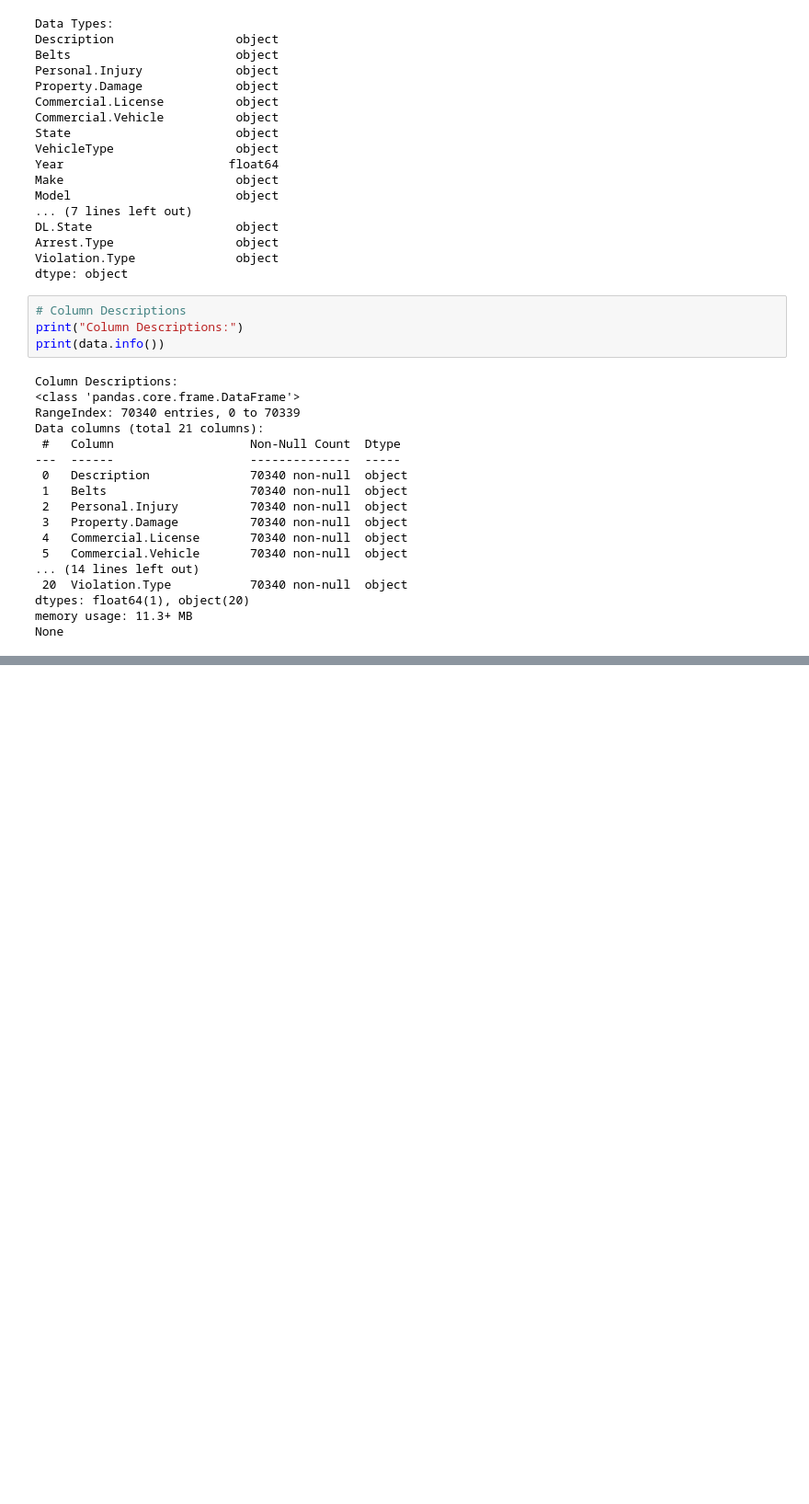
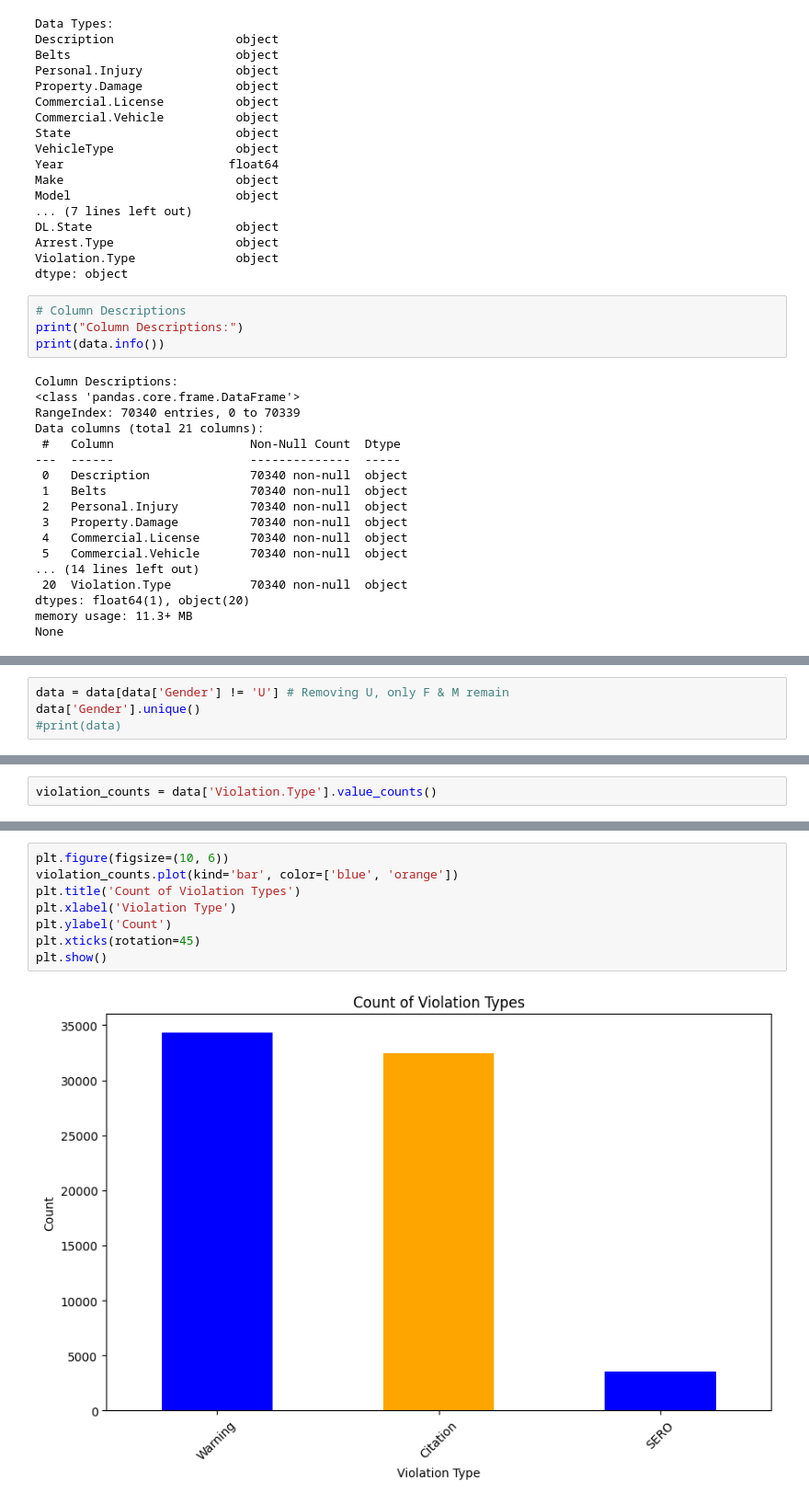
Before and after one commit to devPach4545/CSE_151A, a Jupyter notebook: CSE_151A_Project.ipynb, the cells around one changed output, grey strips where cells are left out. Shown: that part at 92% size. Cells and saved outputs as stored; diff of their text form; blank space fills up the shorter version.

```diff
--- a/CSE_151A_Project.ipynb
+++ b/CSE_151A_Project.ipynb
@@ -163,0 +180,4 @@ None
+# %%
+data = data[data['Gender'] != 'U'] # Removing U, only F & M remain
+data['Gender'].unique()
+#print(data)
@@ -163,0 +188,2 @@ None
+# %%
+violation_counts = data['Violation.Type'].value_counts()
@@ -163,0 +214,10 @@ None
+# %%
+plt.figure(figsize=(10, 6))
+violation_counts.plot(kind='bar', color=['blue', 'orange'])
+plt.title('Count of Violation Types')
+plt.xlabel('Violation Type')
+plt.ylabel('Count')
+plt.xticks(rotation=45)
+plt.show()
+# %% [output]
+[figure, added]
```
Also changed, not shown: parts of 18 cells of this notebook.
